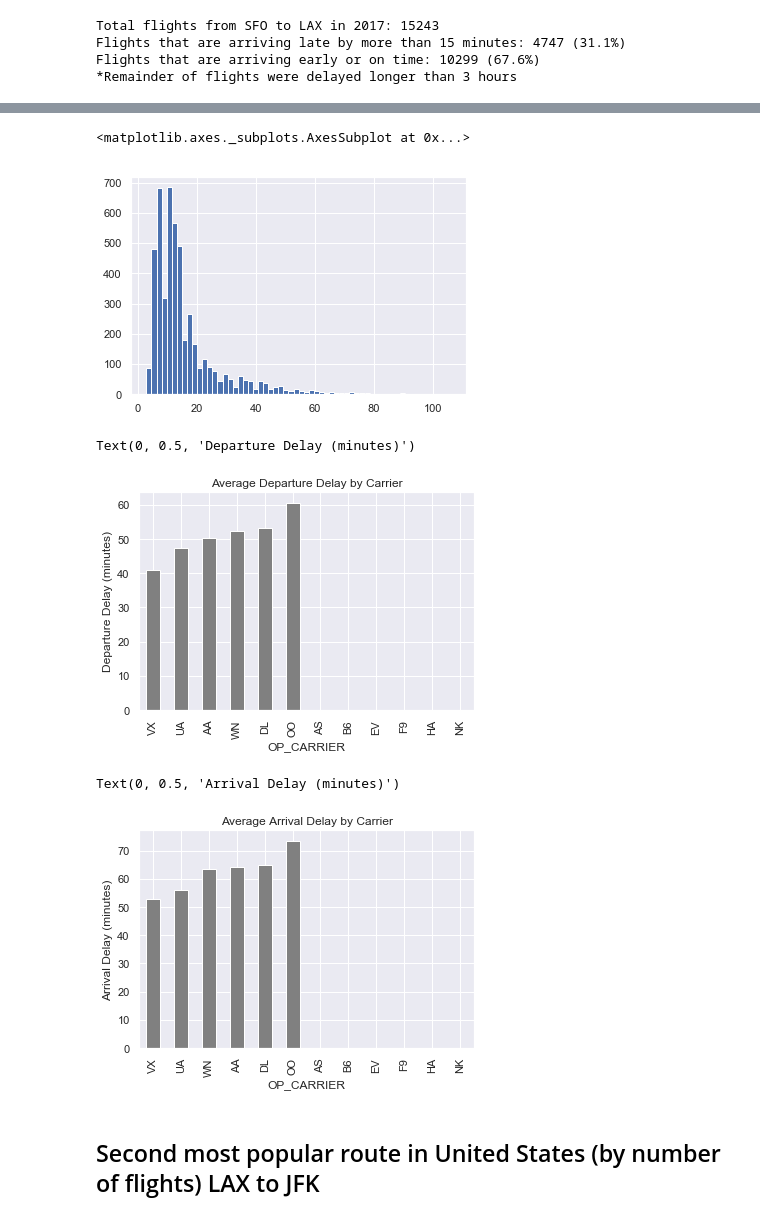
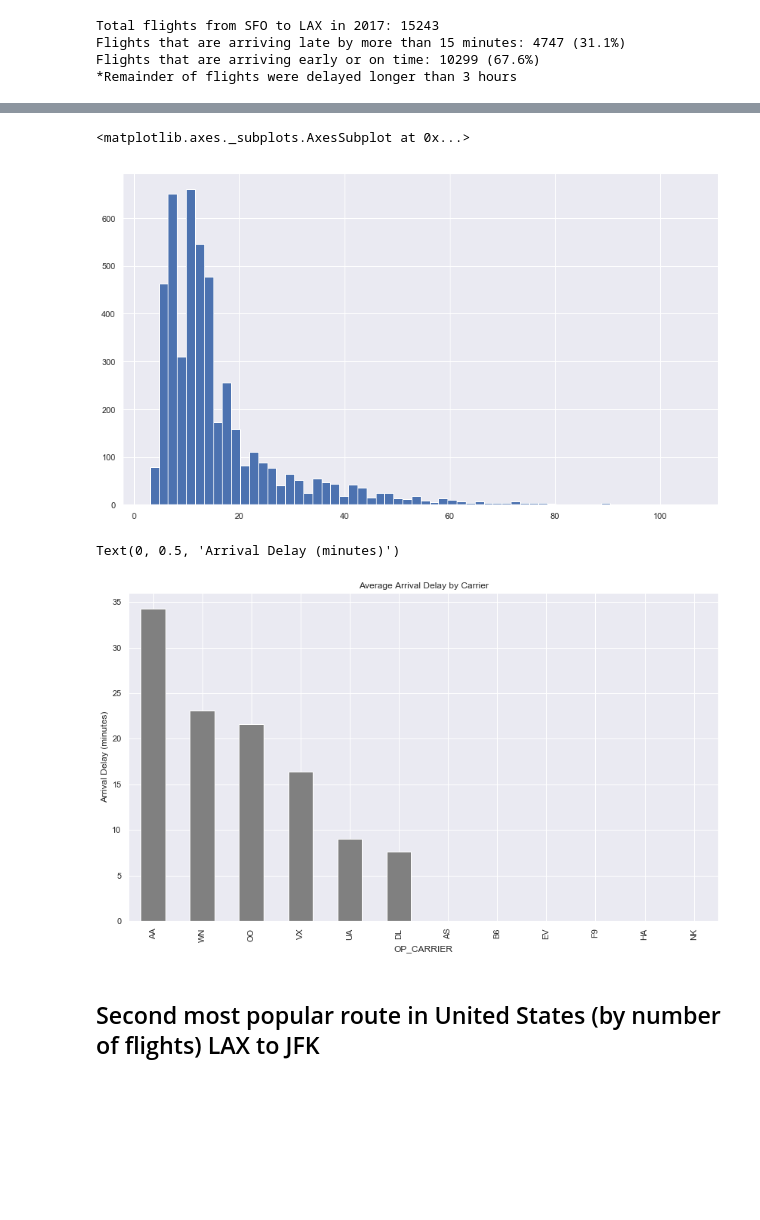
Before and after one commit to dmitriykats1/Springboard, a Jupyter notebook: Capstone1/import_data.ipynb, the cells around one changed output, grey strips where cells are left out. Drawn from its saved outputs; the diff is of its cells as text; code cells hidden in the pictures; blank space fills up the shorter version.

```diff
--- a/Capstone1/import_data.ipynb
+++ b/Capstone1/import_data.ipynb
@@ -4,12 +4,15 @@ import numpy as np
 import glob
 import os
 import matplotlib.pyplot as plt
+import matplotlib
 import seaborn as sns
 sns.set()
 from datetime import datetime
 import datetime
 import time
 import timestring
+import math
+matplotlib.rcParams['figure.figsize'] = (14, 8)
 # %% [markdown]
 Bring all the data into a single dataframe.
 Sample of the data is located in the Google Drive folder (link below). One zip file for each month for the year of 2017
@@ -508,21 +1056,14 @@ popular_route_del.AIR_TIME.hist(bins=60)
 popular_route_del.TAXI_IN.hist(bins=60)
 # %% [output]
 <matplotlib.axes._subplots.AxesSubplot at 0x...>
-[figure, old version]
+[figure, new version]
 # %%
-popular_route_del.groupby('OP_CARRIER').mean()['DEP_DELAY'].sort_values().plot(kind='bar', color='gray')
-plt.title('Average Departure Delay by Carrier')
-plt.ylabel('Departure Delay (minutes)')
+popular_route.groupby('OP_CARRIER')['ARR_DELAY'].mean().sort_values(ascending=False).plot(kind='bar', color='gray')
+plt.title('Average Arrival Delay by Carrier')
+plt.ylabel('Arrival Delay (minutes)')
 # %% [output]
-Text(0, 0.5, 'Departure Delay (minutes)')
+Text(0, 0.5, 'Arrival Delay (minutes)')
-[figure, old version]
+[figure, new version]
-# %%
-popular_route_del.groupby('OP_CARRIER').mean()['ARR_DELAY'].sort_values().plot(kind='bar', color='gray')
-plt.title('Average Arrival Delay by Carrier')
-plt.ylabel('Arrival Delay (minutes)')
-# %% [output]
-Text(0, 0.5, 'Arrival Delay (minutes)')
-[figure, removed]
 # %% [markdown]
 ## Second most popular route in United States (by number of flights) LAX to JFK
 # %% [markdown]
```
Also changed, not shown: parts of 196 cells of this notebook, 3 other files.
